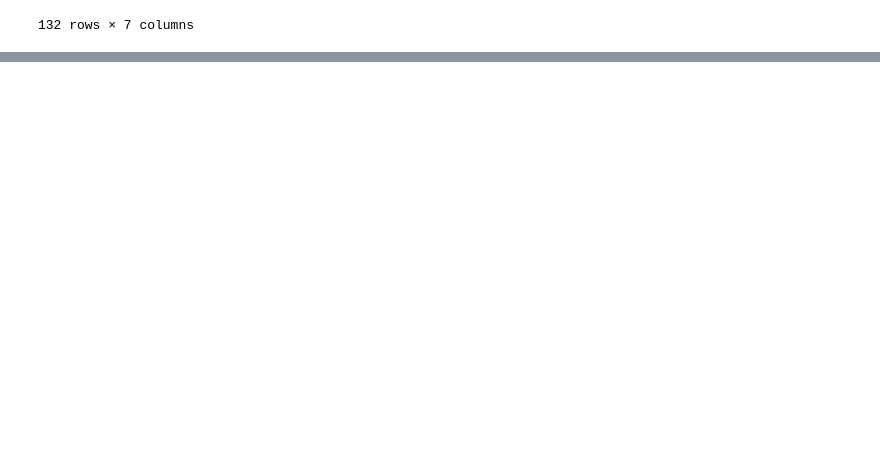
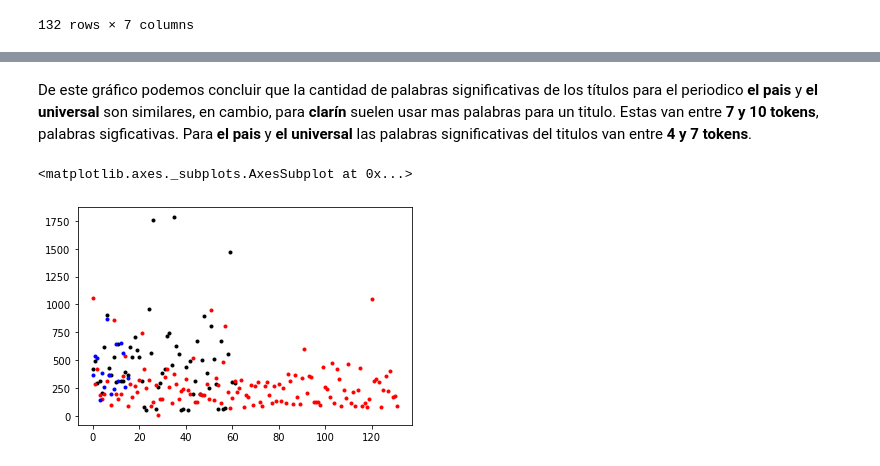
Before and after one commit to francomanca93/ingenieria-de-datos, a Jupyter notebook: practicas/pandas.ipynb, the cells around one changed output, grey strips where cells are left out. Drawn from its saved outputs; the diff is of its cells as text; code cells hidden in the pictures; blank space fills up the shorter version.

```diff
--- a/practicas/pandas.ipynb
+++ b/practicas/pandas.ipynb
@@ -431,0 +483,9 @@ el_universal
+# %% [markdown]
+De este gráfico podemos concluir que la cantidad de palabras significativas de los títulos para el periodico **el pais** y **el universal** son similares, en cambio, para **clarín** suelen usar mas palabras para un titulo. Estas van entre **7 y 10 tokens**, palabras sigficativas. Para **el pais** y **el universal** las palabras significativas del titulos van entre **4 y 7 tokens**.
+# %%
+clean_elpais['n_token_body'].plot(style='k.')
+clean_eluniversal['n_token_body'].plot(style='r.')
+clean_clarin['n_token_body'].plot(style='b.')
+# %% [output]
+<matplotlib.axes._subplots.AxesSubplot at 0x...>
+[figure, added]
```
Also changed, not shown: parts of 18 cells of this notebook.
